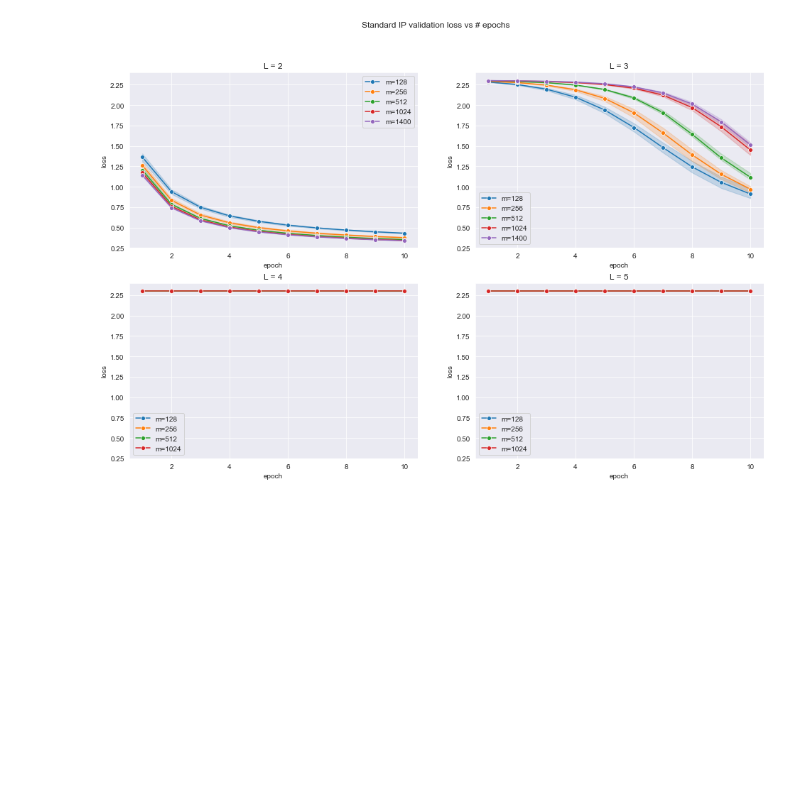
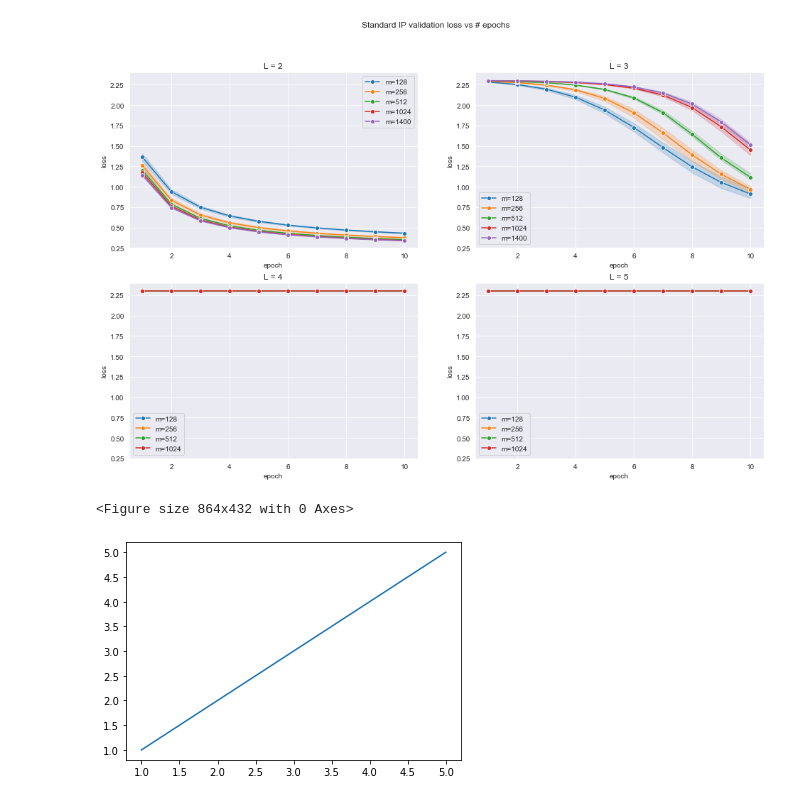
Before and after one commit to karl-hajjar/wide-networks, a Jupyter notebook: pytorch/notebooks/abc_parameterizations/vanishing_ip/plot-standard-ip.ipynb, the cells around one changed output. Cells and saved outputs as stored; diff of their text form; code cells hidden in the pictures; blank space fills up the shorter version.

```diff
--- a/pytorch/notebooks/abc_parameterizations/initialization/plot-standard-ip.ipynb
+++ b/pytorch/notebooks/abc_parameterizations/vanishing_ip/plot-standard-ip.ipynb
@@ -124,0 +131,12 @@ plot_metric_vs_time_std_L(fig_path=fig_path, results=epoch_res_dict[activation],
+# %%
+#plt.ion()
+fig = plt.figure(figsize=(12, 6))
+x = 2
+# %% [output]
+<Figure size 864x432 with 0 Axes>
+# %%
+plt.plot([1, 2, 3, 4, 5], np.array([1, 2, 3, 4, 5]), label=i)
+fig.canvas.draw()
+x = 4
+# %% [output]
+[figure, added]
```
Also changed, not shown: parts of 6 cells of this notebook, 16 other files.
